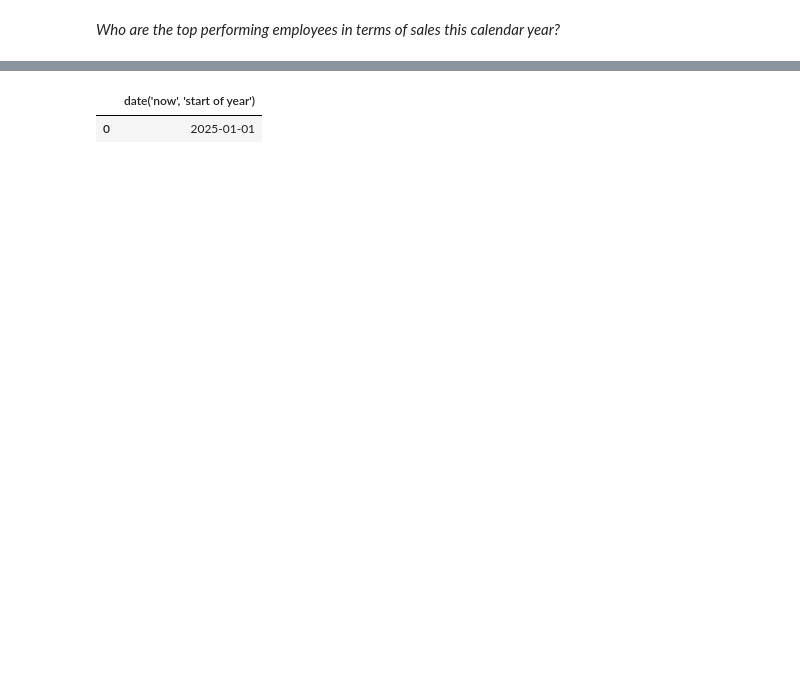
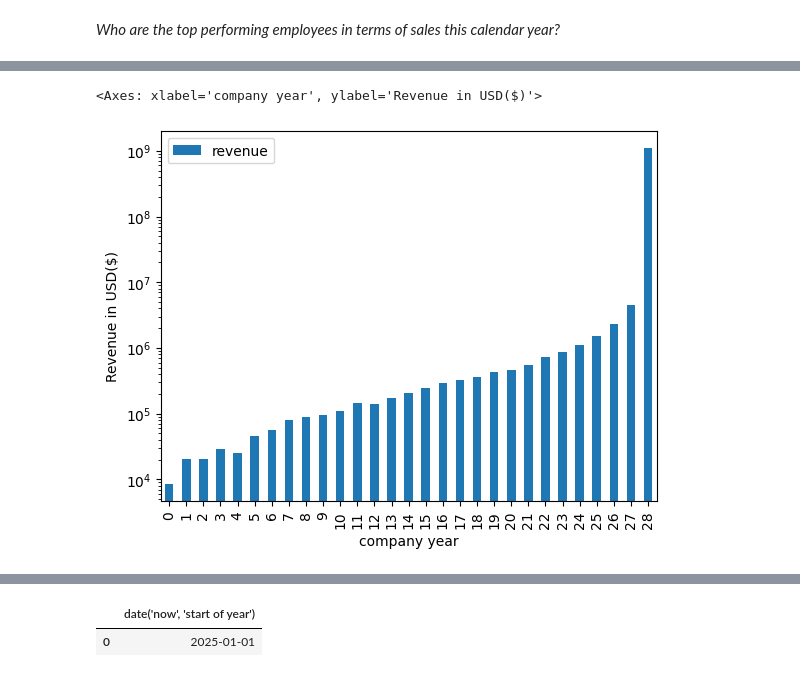
Before and after one commit to peterdobbs77/daily-coding, a Jupyter notebook: sql/try_database_utils.ipynb, the cells around one changed output, grey strips where cells are left out. Drawn from its saved outputs; the diff is of its cells as text; code cells hidden in the pictures; blank space fills up the shorter version.

```diff
--- a/sql/try_database_utils.ipynb
+++ b/sql/try_database_utils.ipynb
@@ -125,0 +124,12 @@ Unfortunately, because the timestamp field for transactions is autogenerated bas
+# %%
+query=f"""
+    select date(ts, 'start of year') as year, sum(-qty_delta * unit_price) as revenue
+    from transactions
+    where action="sale"
+    group by date(ts, 'start of year')
+    order by year
+    """
+results = database_utils.execute_sql(
+    query=query,
+    db_path=DB_PATH)
+utils.print_html(results, "What is the yearly revenue of the company?")
@@ -125,0 +155,5 @@ Unfortunately, because the timestamp field for transactions is autogenerated bas
+# %%
+results.plot(kind="bar", logy=True, xlabel='company year', ylabel='Revenue in USD($)')
+# %% [output]
+<Axes: xlabel='company year', ylabel='Revenue in USD($)'>
+[figure, added]
```
Also changed, not shown: parts of 10 cells of this notebook, 1 other file.
